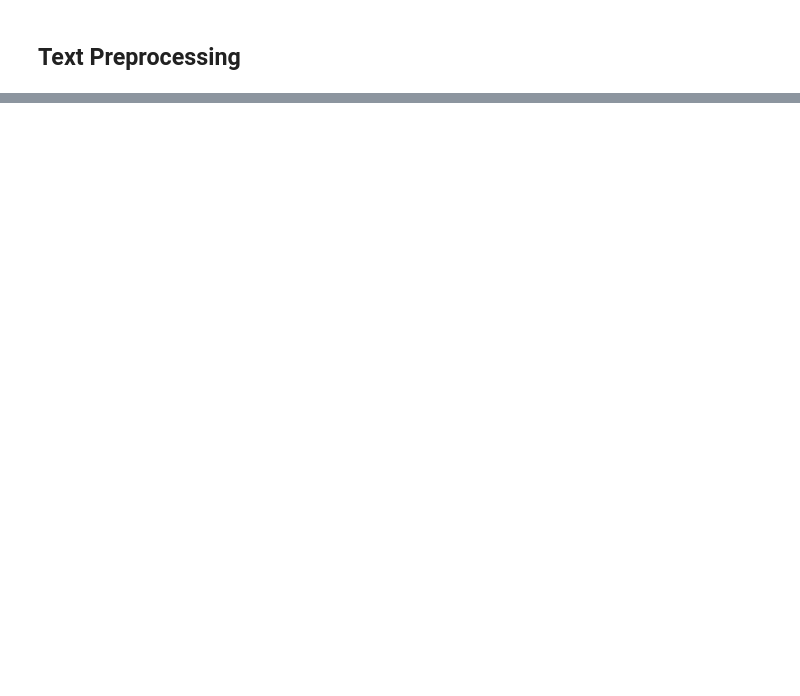
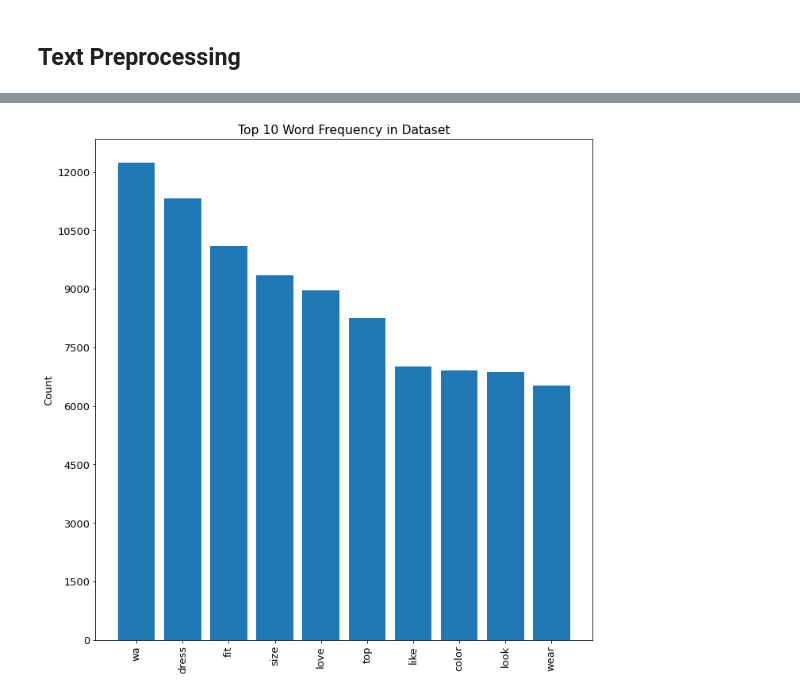
Before and after one commit to jlc0512/Utilizing-E-Commerce-Reviews-to-Predict-Comment-Sentiments, a Jupyter notebook: data_exploration_notebook.ipynb, the cells around one changed output, grey strips where cells are left out. Drawn from its saved outputs; the diff is of its cells as text; code cells hidden in the pictures; blank space fills up the shorter version.

```diff
--- a/data_exploration_notebook.ipynb
+++ b/data_exploration_notebook.ipynb
@@ -520,0 +612,31 @@ df.head()
+# %%
+# Helper function to visualize the 10 most common words in each class.
+
+def visualize_top_10(freq_dist, title):
+
+    plt.rcParams.update({'font.size': 13})
+
+    # Extract data for plotting
+    top_10 = list(zip(*freq_dist.most_common(10)))
+    tokens = top_10[0]
+    counts = top_10[1]
+
+    # Set up plot and plot data
+    fig, ax = plt.subplots(figsize=(10,10))
+    ax.bar(tokens, counts)
+
+    # Customize plot appearance
+    ax.set_title(title)
+    ax.set_ylabel("Count")
+    ax.yaxis.set_major_locator(MaxNLocator(integer=True))
+    ax.tick_params(axis="x", rotation=90)
+    plt.tight_layout()
+
+    # Save png of image to images folder using title as filename
+    #plt.savefig(f'./images/{title}', facecolor='white', dpi=500)
+# %%
+# Ten Most common words in the full dataset
+sample_freq_dist = FreqDist(df.Clean.explode())
+visualize_top_10(sample_freq_dist, "Top 10 Word Frequency in Dataset")
+# %% [output]
+[figure, added]
```
Also changed, not shown: parts of 55 cells of this notebook, 1 other file.
